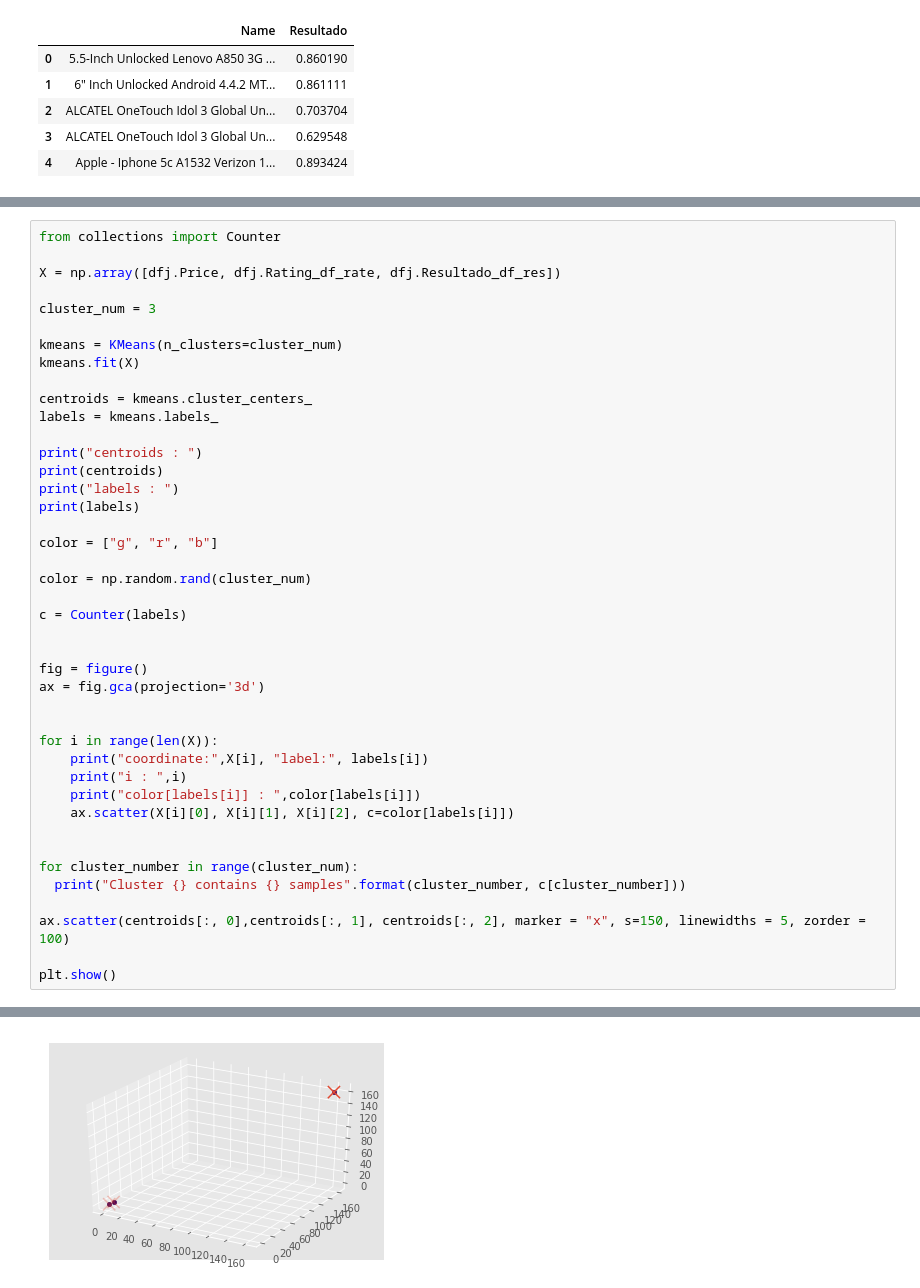
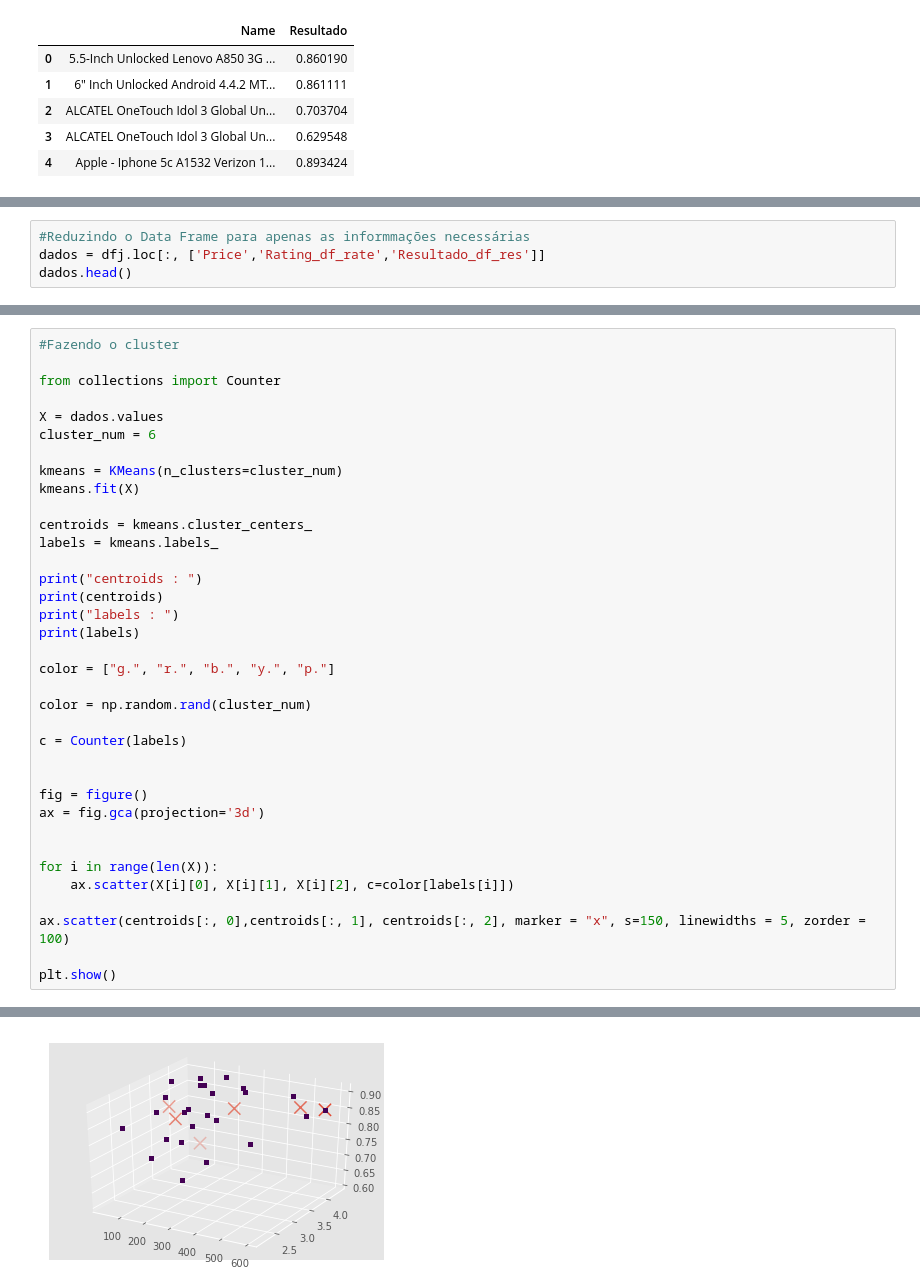
Before and after one commit to HeMatita/Projeto3Dados-, a Jupyter notebook: Projeto 3 .ipynb, the cells around one changed output, grey strips where cells are left out. Saved outputs shown, nothing was run; the diff lists cells and outputs as text.

```diff
--- a/Projeto 3 .ipynb
+++ b/Projeto 3 .ipynb
@@ -123,0 +120,4 @@ IndexError: positional indexers are out-of-bounds
+# %%
+#Reduzindo o Data Frame para apenas as informmações necessárias
+dados = dfj.loc[:, ['Price','Rating_df_rate','Resultado_df_res']]
+dados.head()
@@ -124,9 +142,10 @@ IndexError: positional indexers are out-of-bounds
 # %%
+#Fazendo o cluster
+
 from collections import Counter
 
-X = np.array([dfj.Price, dfj.Rating_df_rate, dfj.Resultado_df_res])
-
-cluster_num = 3
+X = dados.values
+cluster_num = 6
 
 kmeans = KMeans(n_clusters=cluster_num)
 kmeans.fit(X)
@@ -139,7 +158,7 @@ print(centroids)
 print("labels : ")
 print(labels)
 
-color = ["g", "r", "b"]
+color = ["g.", "r.", "b.", "y.", "p."]
 
 color = np.random.rand(cluster_num)
 
@@ -151,14 +170,7 @@ ax = fig.gca(projection='3d')
 
 
 for i in range(len(X)):
-    print("coordinate:",X[i], "label:", labels[i])
-    print("i : ",i)
-    print("color[labels[i]] : ",color[labels[i]])
     ax.scatter(X[i][0], X[i][1], X[i][2], c=color[labels[i]])
-
-
-for cluster_number in range(cluster_num):
-  print("Cluster {} contains {} samples".format(cluster_number, c[cluster_number]))
 
 ax.scatter(centroids[:, 0],centroids[:, 1], centroids[:, 2], marker = "x", s=150, linewidths = 5, zorder = 100)
 
@@ -184 +188 @@ Cluster 2 contains 1 samples
-[figure, old version]
+[figure, new version]
```
Also changed, not shown: parts of 6 cells of this notebook.
